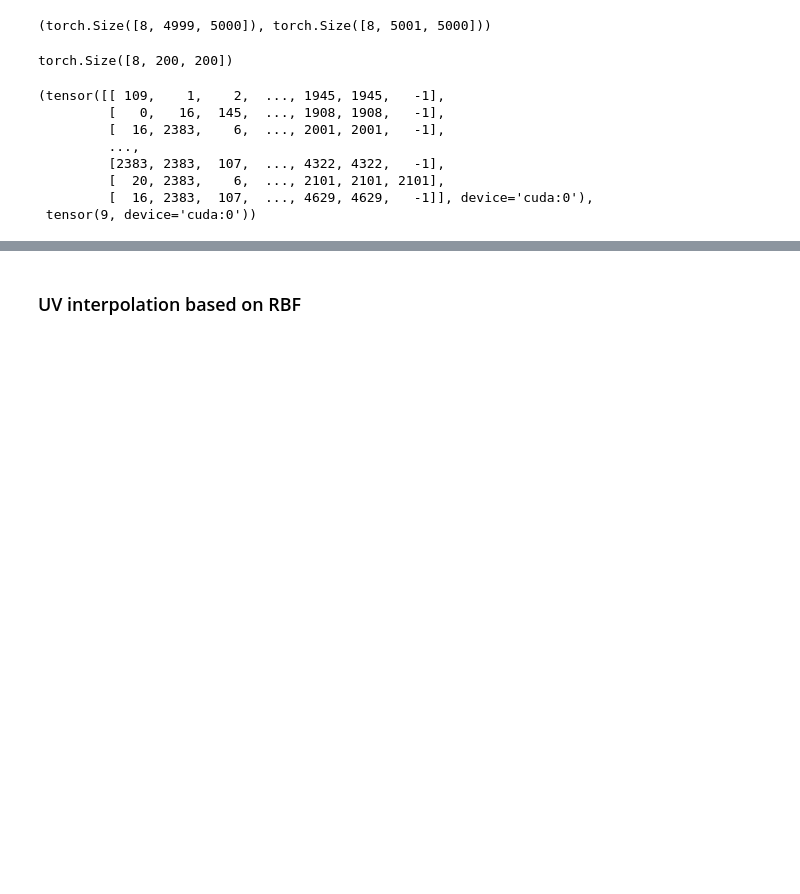
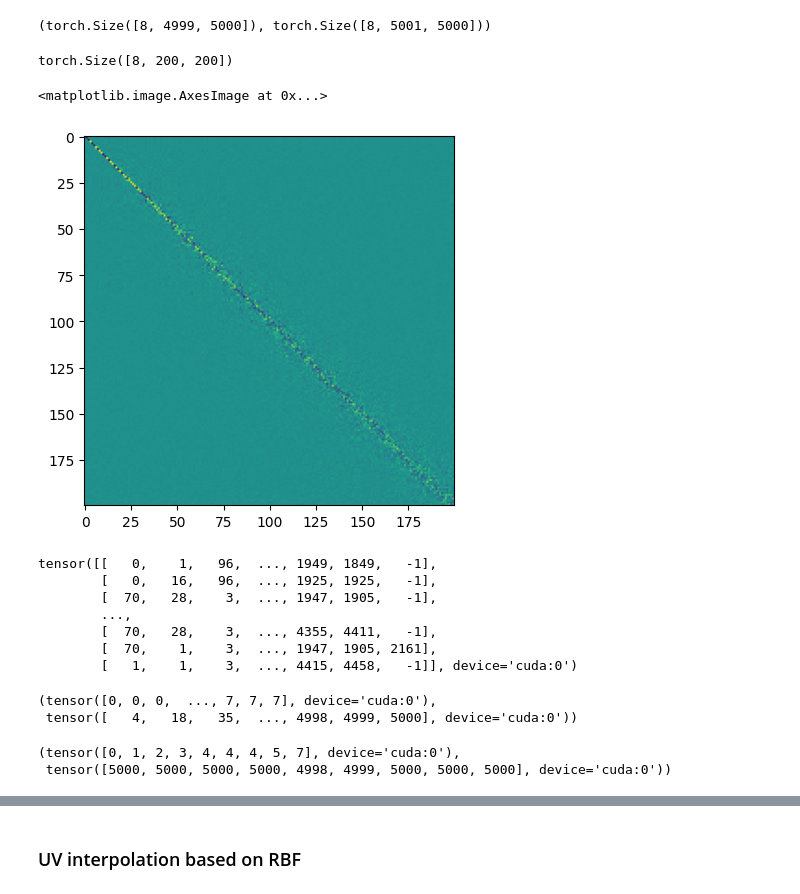
Before and after one commit to liu-qilong/urssm-replicate, a Jupyter notebook: notebook/prototype/gt-texture-transfer.ipynb, the cells around one changed output, grey strips where cells are left out. Cells and saved outputs as stored; diff of their text form; code cells hidden in the pictures; blank space fills up the shorter version.

```diff
--- a/notebook/prototype/gt-texture-transfer.ipynb
+++ b/notebook/prototype/gt-texture-transfer.ipynb
@@ -309,21 +179,27 @@ feat_y = delta_y[batch_idx, corr_y].transpose(1, 2)  # [B, V_t, V_y] -> [B, V_y,
 feat_x.shape, feat_y.shape # p.s. now we get V_t channels of corresponding point indicator functions
 # %% [output]
 (torch.Size([8, 4999, 5000]), torch.Size([8, 5001, 5000]))
-# %%
-from src.module.fmap import RegularizedFMNet_vectorized
-
-fmap_solver = RegularizedFMNet_vectorized()
-Cxy, _ = fmap_solver(
-    feat_x=feat_x,
-    feat_y=feat_y,
-    evals_x=data['first']['evals'],
-    evals_y=data['second']['evals'],
-    evecs_trans_x=data['first']['evecs_trans'],
-    evecs_trans_y=data['second']['evecs_trans'],
-)
-Cxy.shape
-# %% [output]
-torch.Size([8, 200, 200])
+# %%
+from src.module.fmap import RegularizedFMNet_vectorized
+
+fmap_solver = RegularizedFMNet_vectorized(lmbda=0)
+Cxy, _ = fmap_solver(
+    feat_x=feat_x,
+    feat_y=feat_y,
+    evals_x=data['first']['evals'],
+    evals_y=data['second']['evals'],
+    evecs_trans_x=data['first']['evecs_trans'],
+    evecs_trans_y=data['second']['evecs_trans'],
+)
+Cxy.shape
+# %% [output]
+torch.Size([8, 200, 200])
+# %%
+import matplotlib.pyplot as plt
+plt.imshow(Cxy[0].cpu().numpy())
+# %% [output]
+<matplotlib.image.AxesImage at 0x...>
+[figure, added]
 # %%
 from src.utils.fmap import fmap2pointmap_vectorized
 
@@ -334,14 +210,26 @@ p2p_fill = fmap2pointmap_vectorized(
     verts_mask_x=data['first']['verts_mask'],
     verts_mask_y=data['second']['verts_mask'],
 )
-p2p_fill, (p2p_fill == -1).sum()
+p2p_fill
 # %% [output]
-(tensor([[ 109,    1,    2,  ..., 1945, 1945,   -1],
-         [   0,   16,  145,  ..., 1908, 1908,   -1],
-         [  16, 2383,    6,  ..., 2001, 2001,   -1],
-         ...,
-         [2383, 2383,  107,  ..., 4322, 4322,   -1],
-         [  20, 2383,    6,  ..., 2101, 2101, 2101],
-         [  16, 2383,  107,  ..., 4629, 4629,   -1]], device='cuda:0'),
- tensor(9, device='cuda:0'))
+tensor([[   0,    1,   96,  ..., 1949, 1849,   -1],
+        [   0,   16,   96,  ..., 1925, 1925,   -1],
+        [  70,   28,    3,  ..., 1947, 1905,   -1],
+        ...,
+        [  70,   28,    3,  ..., 4355, 4411,   -1],
+        [  70,    1,    3,  ..., 1947, 1905, 2161],
+        [   1,    1,    3,  ..., 4415, 4458,   -1]], device='cuda:0')
+# %%
+batch_idx, y_no_corr = torch.where(p2p == -1)
+batch_idx, y_no_corr
+# %% [output]
+(tensor([0, 0, 0,  ..., 7, 7, 7], device='cuda:0'),
+ tensor([   4,   18,   35,  ..., 4998, 4999, 5000], device='cuda:0'))
+# %%
+p2p_merge = p2p.clone()
+p2p_merge[batch_idx, y_no_corr] = p2p_fill[batch_idx, y_no_corr]
+torch.where(p2p_merge == -1)
+# %% [output]
+(tensor([0, 1, 2, 3, 4, 4, 4, 5, 7], device='cuda:0'),
+ tensor([5000, 5000, 5000, 5000, 4998, 4999, 5000, 5000, 5000], device='cuda:0'))
 # %%
```
Also changed, not shown: parts of 18 cells of this notebook, 2 other files.
